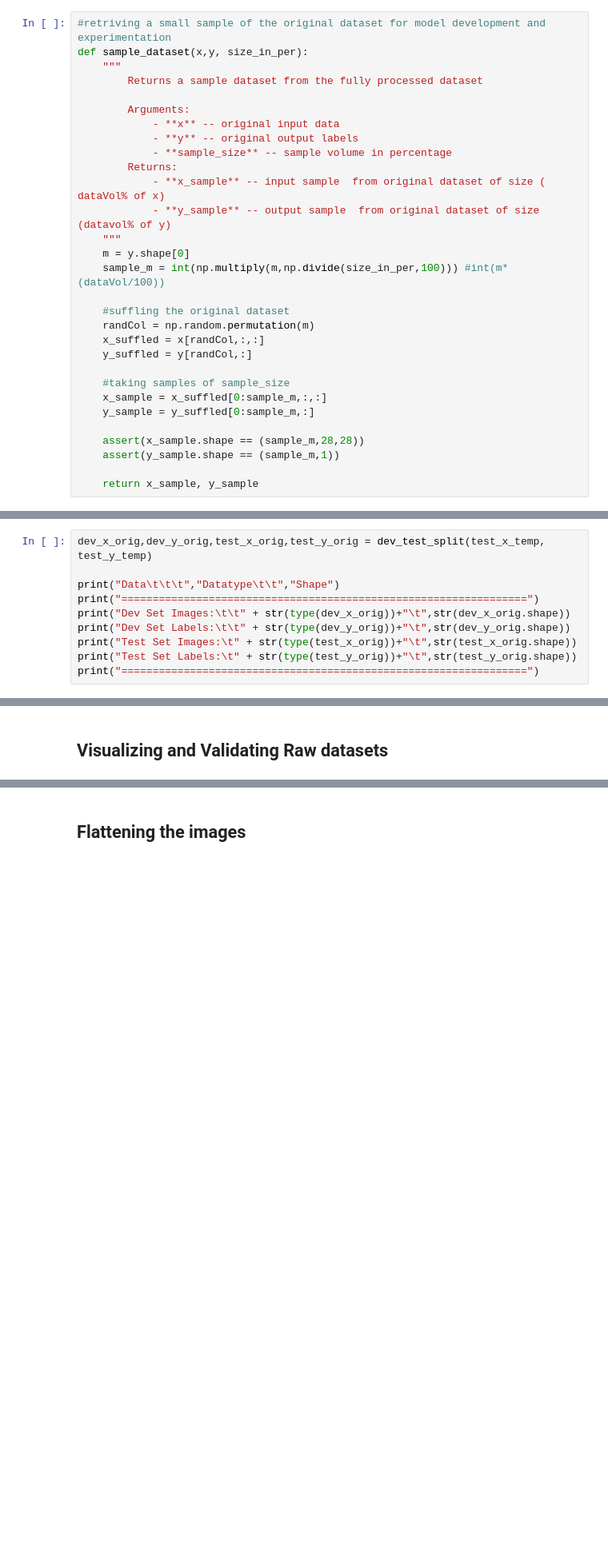
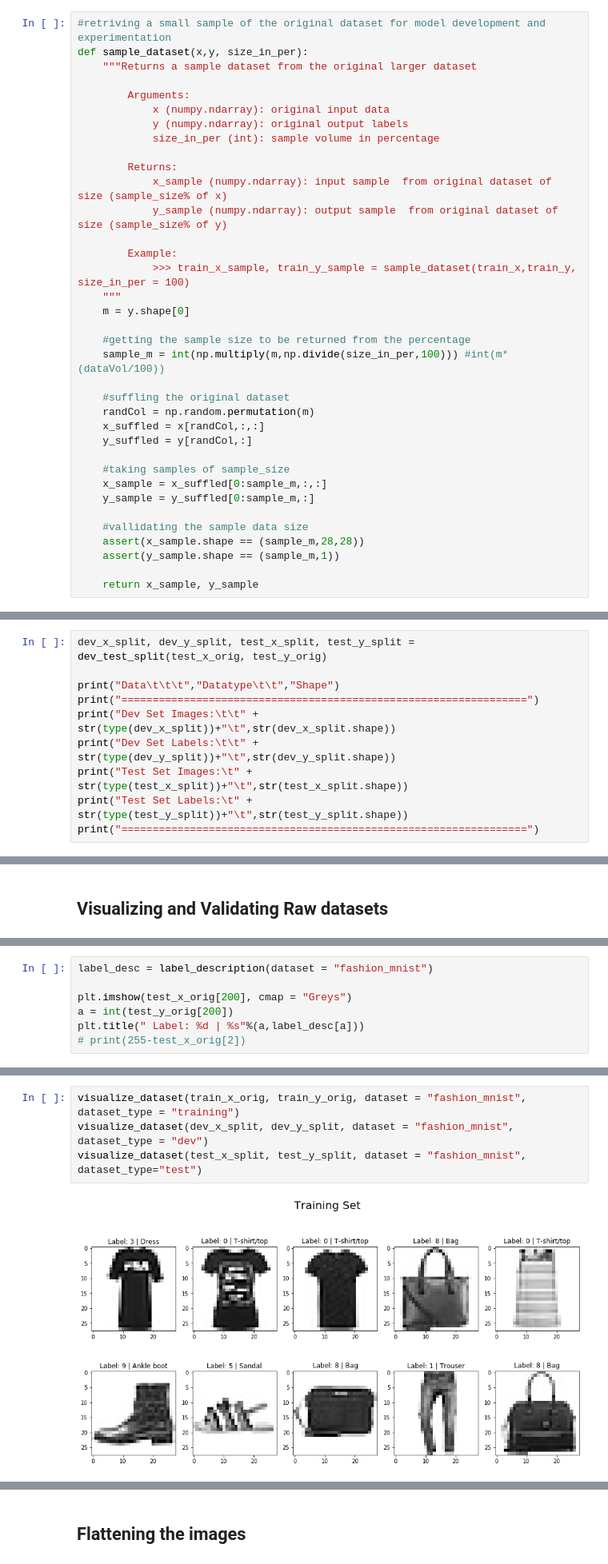
Before and after one commit to kattelsameer/HandWritten-Digit-Recognition-using-Deep-Learning, a Jupyter notebook: 9. Final Project/dataPrep.ipynb, the cells around one changed output, grey strips where cells are left out. Shown at 80% size. Saved outputs shown, nothing was run; the diff lists cells and outputs as text; blank space fills up the shorter version.

```diff
--- a/9. Final Project/dataPrep.ipynb
+++ b/9. Final Project/dataPrep.ipynb
@@ -220,18 +296,23 @@ print("=================================================================")
 # %%
 #retriving a small sample of the original dataset for model development and experimentation
 def sample_dataset(x,y, size_in_per):
-    """
-        Returns a sample dataset from the fully processed dataset
+    """Returns a sample dataset from the original larger dataset
 
         Arguments:
-            - **x** -- original input data
-            - **y** -- original output labels
-            - **sample_size** -- sample volume in percentage
+            x (numpy.ndarray): original input data
+            y (numpy.ndarray): original output labels
+            size_in_per (int): sample volume in percentage
+
         Returns:
-            - **x_sample** -- input sample  from original dataset of size ( dataVol% of x)
-            - **y_sample** -- output sample  from original dataset of size (datavol% of y)
+            x_sample (numpy.ndarray): input sample  from original dataset of size (sample_size% of x)
+            y_sample (numpy.ndarray): output sample  from original dataset of size (sample_size% of y)
+
+        Example:
+            >>> train_x_sample, train_y_sample = sample_dataset(train_x,train_y, size_in_per = 100)
     """
     m = y.shape[0]
+
+    #getting the sample size to be returned from the percentage
     sample_m = int(np.multiply(m,np.divide(size_in_per,100))) #int(m*(dataVol/100))
 
     #suffling the original dataset
@@ -243,6 +324,7 @@ def sample_dataset(x,y, size_in_per):
     x_sample = x_suffled[0:sample_m,:,:]
     y_sample = y_suffled[0:sample_m,:]
 
+    #vallidating the sample data size
     assert(x_sample.shape == (sample_m,28,28))
     assert(y_sample.shape == (sample_m,1))
 
@@ -383,10 +464,10 @@ def dev_test_split(test_x,test_y):
 # %%
-dev_x_orig,dev_y_orig,test_x_orig,test_y_orig = dev_test_split(test_x_temp, test_y_temp)
+dev_x_split, dev_y_split, test_x_split, test_y_split = dev_test_split(test_x_orig, test_y_orig)
 
 print("Data\t\t\t","Datatype\t\t","Shape")
 print("=================================================================")
-print("Dev Set Images:\t\t" + str(type(dev_x_orig))+"\t",str(dev_x_orig.shape))
-print("Dev Set Labels:\t\t" + str(type(dev_y_orig))+"\t",str(dev_y_orig.shape))
-print("Test Set Images:\t" + str(type(test_x_orig))+"\t",str(test_x_orig.shape))
-print("Test Set Labels:\t" + str(type(test_y_orig))+"\t",str(test_y_orig.shape))
+print("Dev Set Images:\t\t" + str(type(dev_x_split))+"\t",str(dev_x_split.shape))
+print("Dev Set Labels:\t\t" + str(type(dev_y_split))+"\t",str(dev_y_split.shape))
+print("Test Set Images:\t" + str(type(test_x_split))+"\t",str(test_x_split.shape))
+print("Test Set Labels:\t" + str(type(test_y_split))+"\t",str(test_y_split.shape))
 print("=================================================================")
@@ -432 +565,8 @@ visual_charts(train_y_sample, dev_y_sample, test_y_sample)
+# %%
+label_desc = label_description(dataset = "fashion_mnist")
+
+plt.imshow(test_x_orig[200], cmap = "Greys")
+a = int(test_y_orig[200])
+plt.title(" Label: %d | %s"%(a,label_desc[a]))
+# print(255-test_x_orig[2])
 # %%
@@ -473,0 +606,6 @@ visualize_dataset(test_x_orig, test_y_orig, dataset="test")
+# %%
+visualize_dataset(train_x_orig, train_y_orig, dataset = "fashion_mnist", dataset_type = "training")
+visualize_dataset(dev_x_split, dev_y_split, dataset = "fashion_mnist", dataset_type = "dev")
+visualize_dataset(test_x_split, test_y_split, dataset = "fashion_mnist", dataset_type="test")
+# %% [output]
+[figure, added]
```
Also changed, not shown: parts of 35 cells of this notebook, 1 other file.
